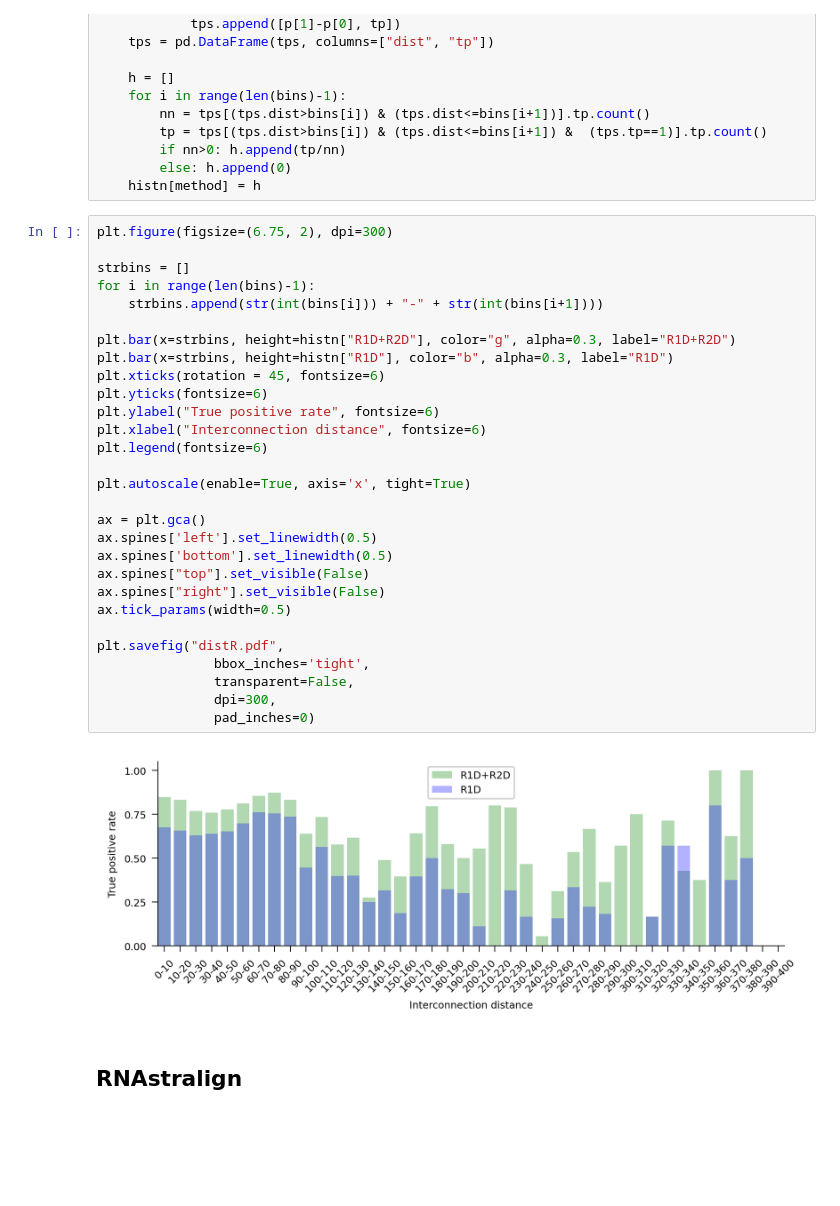
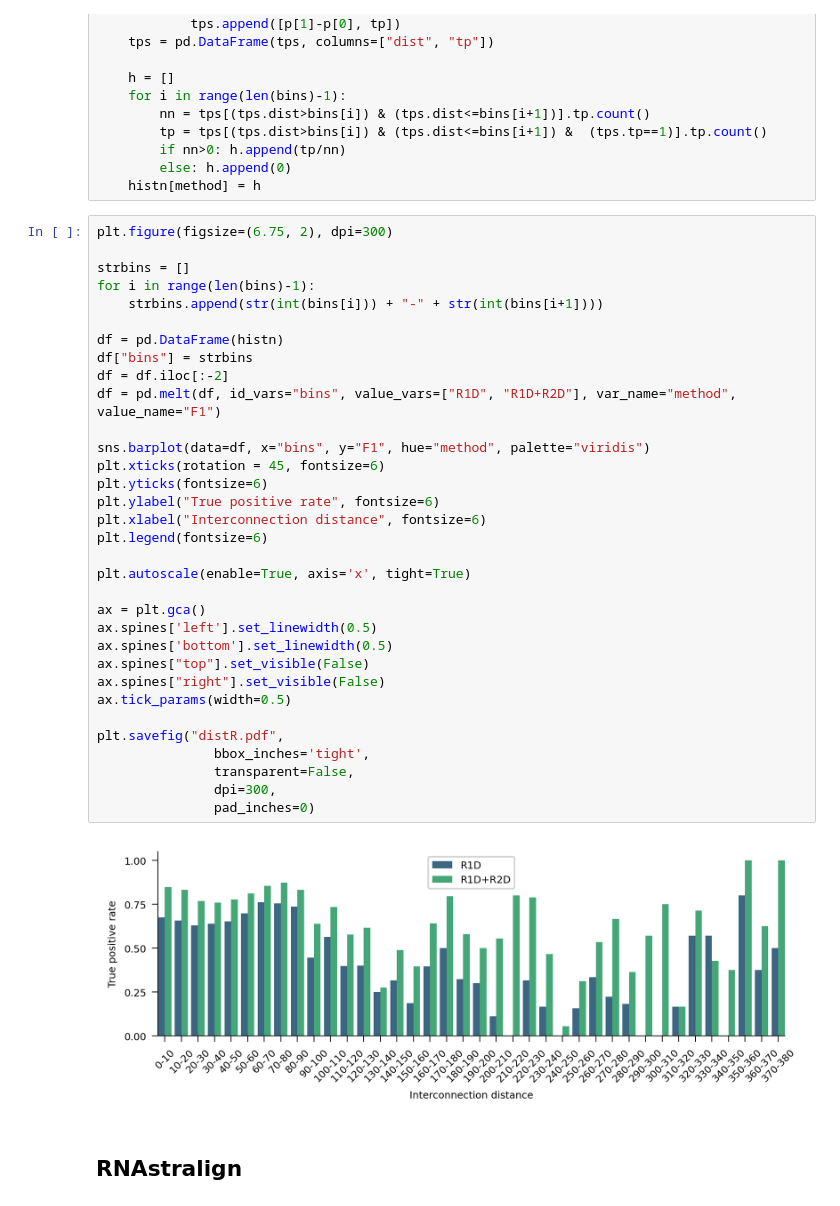
Before and after one commit to sinc-lab/sincFold, a Jupyter notebook: results/summary.ipynb, the cells around one changed output. Saved outputs shown, nothing was run; the diff lists cells and outputs as text; blank space fills up the shorter version.

Commit message:
fix plots

```diff
--- a/results/summary.ipynb
+++ b/results/summary.ipynb
@@ -89,34 +89,38 @@ for method in ["R1D", "R1D+R2D"]:
 # %%
 plt.figure(figsize=(6.75, 2), dpi=300)
 
 strbins = []
 for i in range(len(bins)-1):
     strbins.append(str(int(bins[i])) + "-" + str(int(bins[i+1])))
 
-plt.bar(x=strbins, height=histn["R1D+R2D"], color="g", alpha=0.3, label="R1D+R2D")
-plt.bar(x=strbins, height=histn["R1D"], color="b", alpha=0.3, label="R1D")
+df = pd.DataFrame(histn)
+df["bins"] = strbins
+df = df.iloc[:-2]
+df = pd.melt(df, id_vars="bins", value_vars=["R1D", "R1D+R2D"], var_name="method", value_name="F1")
+
+sns.barplot(data=df, x="bins", y="F1", hue="method", palette="viridis")
 plt.xticks(rotation = 45, fontsize=6)
 plt.yticks(fontsize=6)
 plt.ylabel("True positive rate", fontsize=6)
 plt.xlabel("Interconnection distance", fontsize=6)
 plt.legend(fontsize=6)
 
 plt.autoscale(enable=True, axis='x', tight=True)
 
 ax = plt.gca()
 ax.spines['left'].set_linewidth(0.5)
 ax.spines['bottom'].set_linewidth(0.5)
 ax.spines["top"].set_visible(False)
 ax.spines["right"].set_visible(False)
 ax.tick_params(width=0.5)
 
 plt.savefig("distR.pdf",
                bbox_inches='tight',
                transparent=False,
                dpi=300,
                pad_inches=0)
 # %% [output]
-[figure, old version]
+[figure, new version]
 # %% [markdown]
 ## RNAstralign
 # %%
```
Also changed, not shown: parts of 5 cells of this notebook.
